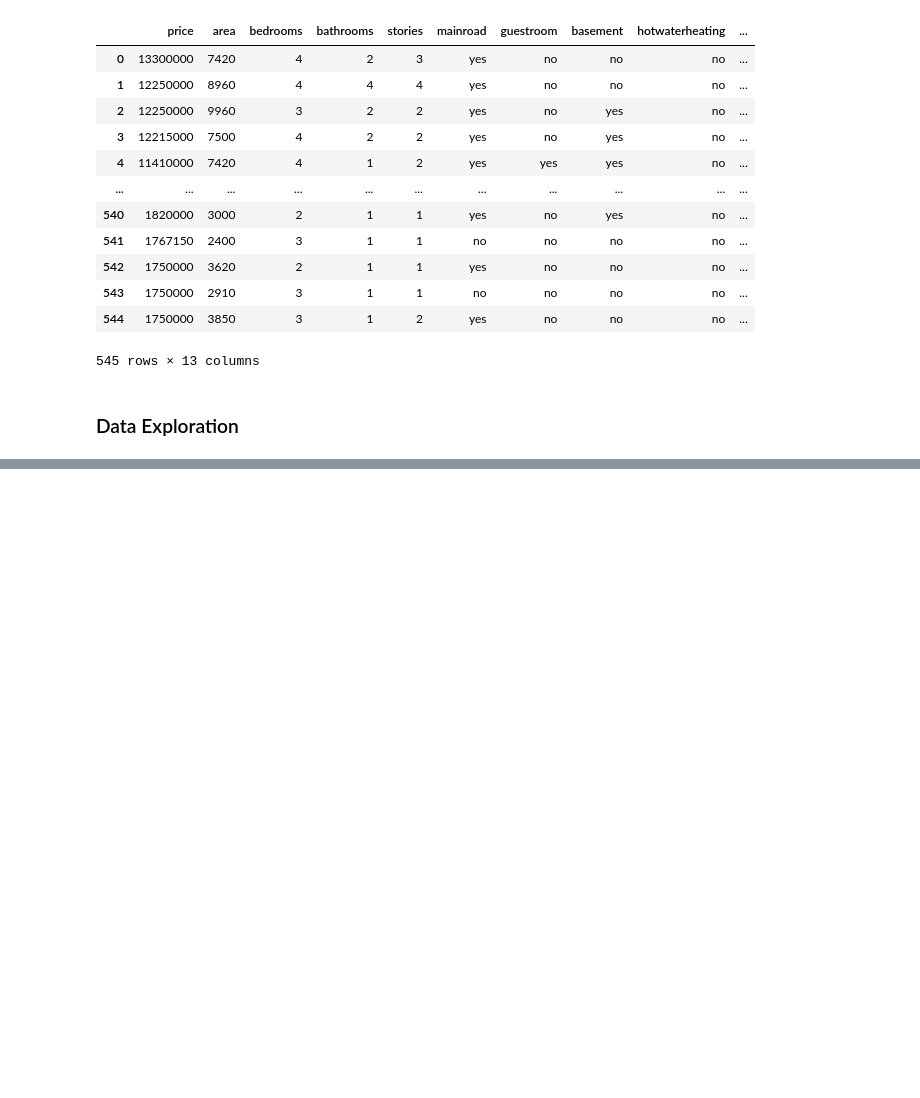
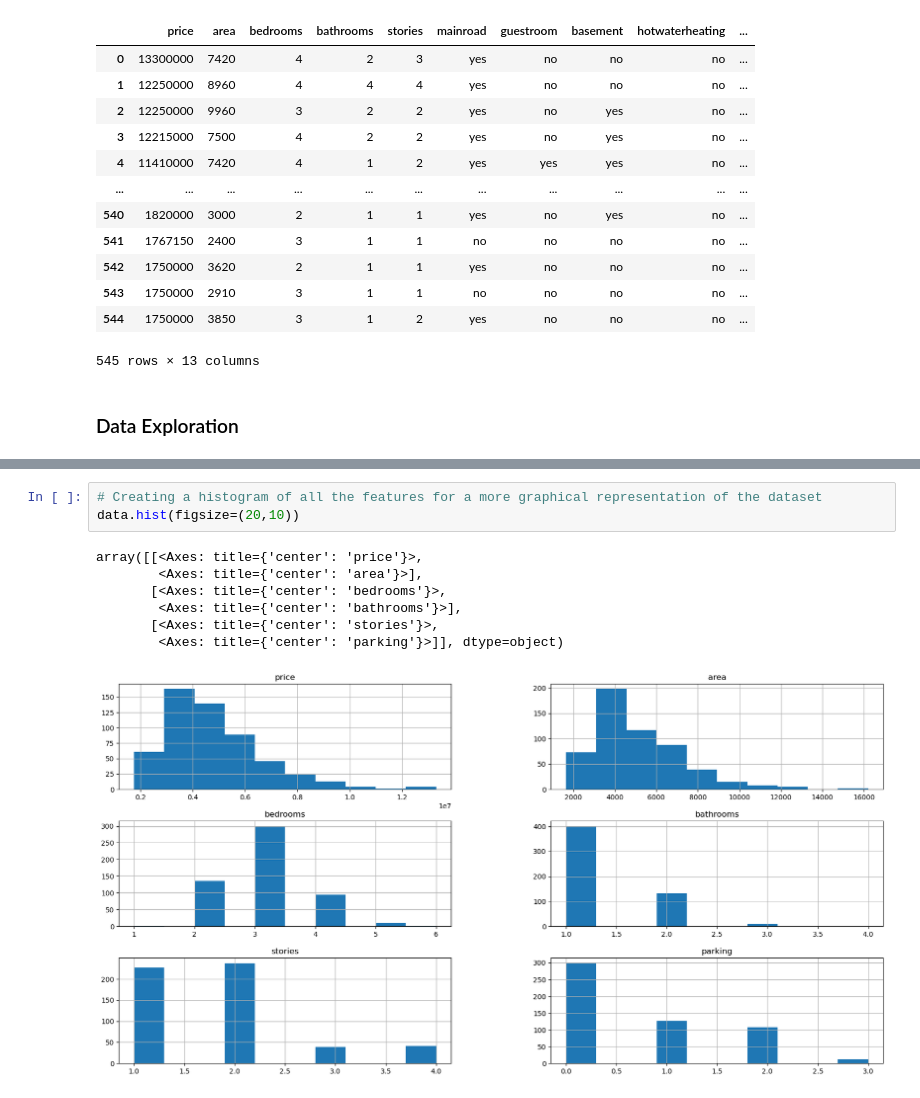
Before and after one commit to Kairos5106/stroke-predictor-machine-learning, a Jupyter notebook: housing-pricing-prediction.ipynb, the cells around one changed output, grey strips where cells are left out. Drawn from its saved outputs; the diff is of its cells as text; blank space fills up the shorter version.

```diff
--- a/housing-pricing-prediction.ipynb
+++ b/housing-pricing-prediction.ipynb
@@ -31,0 +60,11 @@ data # can also use data.head() or data.tail() to view this same table
+# %%
+# Creating a histogram of all the features for a more graphical representation of the dataset
+data.hist(figsize=(20,10))
+# %% [output]
+array([[<Axes: title={'center': 'price'}>,
+        <Axes: title={'center': 'area'}>],
+       [<Axes: title={'center': 'bedrooms'}>,
+        <Axes: title={'center': 'bathrooms'}>],
+       [<Axes: title={'center': 'stories'}>,
+        <Axes: title={'center': 'parking'}>]], dtype=object)
+[figure, added]
```
Also changed, not shown: parts of 31 cells of this notebook.
